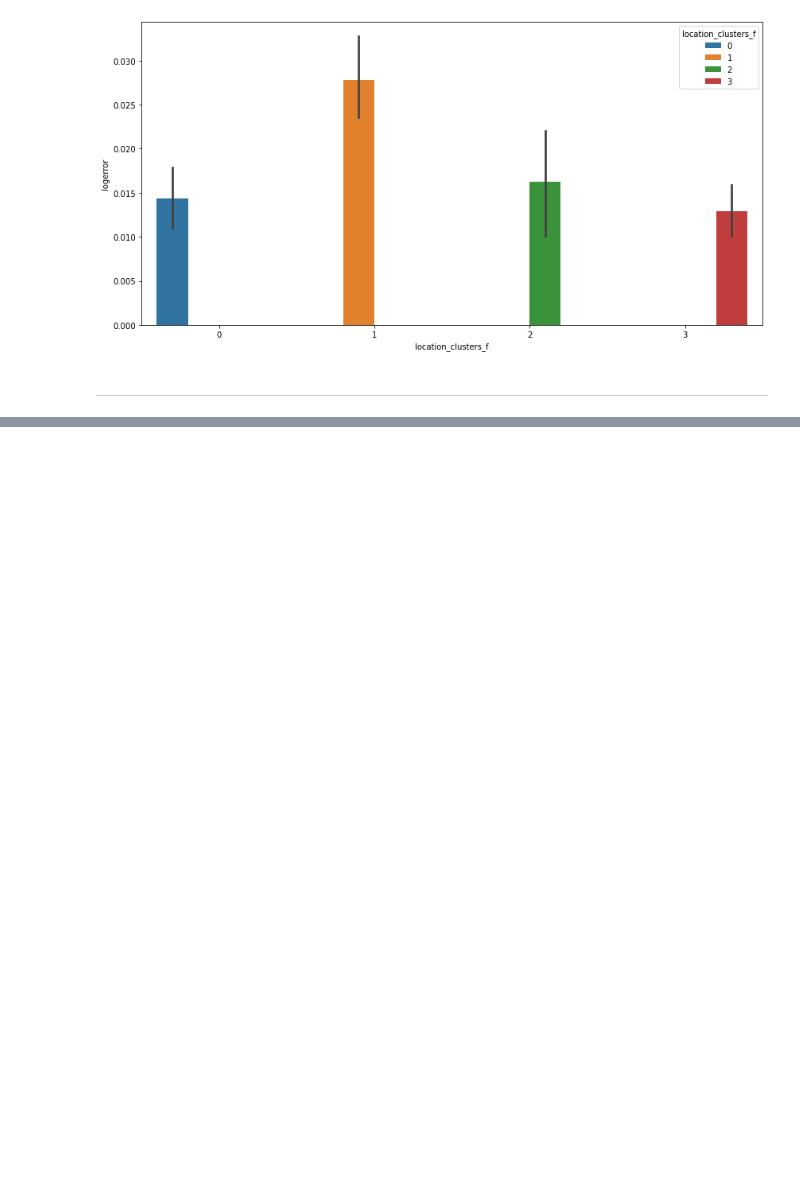
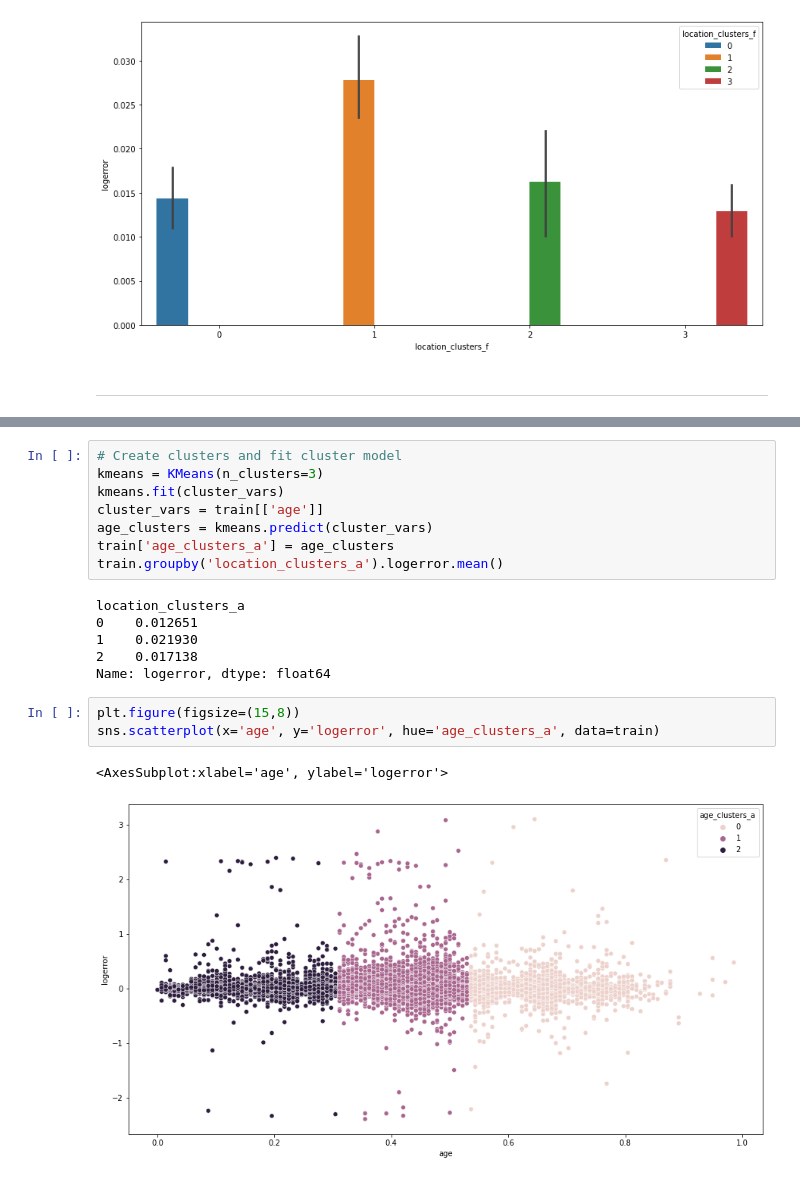
Before and after one commit to m3redithw/Zestimates-Clustering-Project, a Jupyter notebook: modeling.ipynb, the cells around one changed output, grey strips where cells are left out. Cells and saved outputs as stored; diff of their text form; blank space fills up the shorter version.

```diff
--- a/modeling.ipynb
+++ b/modeling.ipynb
@@ -357,0 +375,20 @@ sns.barplot(x='location_clusters_f', y=
+# %%
+# Create clusters and fit cluster model
+kmeans = KMeans(n_clusters=3)
+kmeans.fit(cluster_vars)
+cluster_vars = train[['age']]
+age_clusters = kmeans.predict(cluster_vars)
+train['age_clusters_a'] = age_clusters
+train.groupby('location_clusters_a').logerror.mean()
+# %% [output]
+location_clusters_a
+0    0.012651
+1    0.021930
+2    0.017138
+Name: logerror, dtype: float64
+# %%
+plt.figure(figsize=(15,8))
+sns.scatterplot(x='age', y='logerror', hue='age_clusters_a', data=train)
+# %% [output]
+<AxesSubplot:xlabel='age', ylabel='logerror'>
+[figure, added]
```
Also changed, not shown: parts of 8 cells of this notebook.
